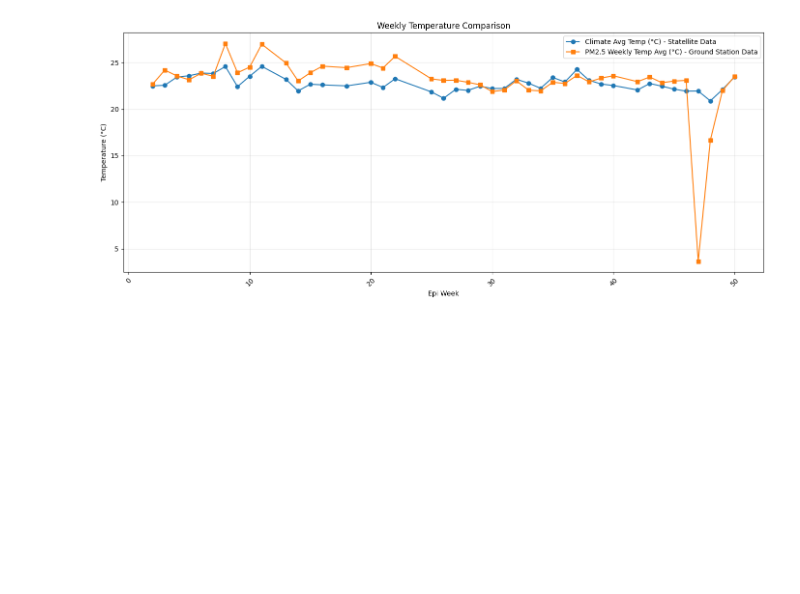
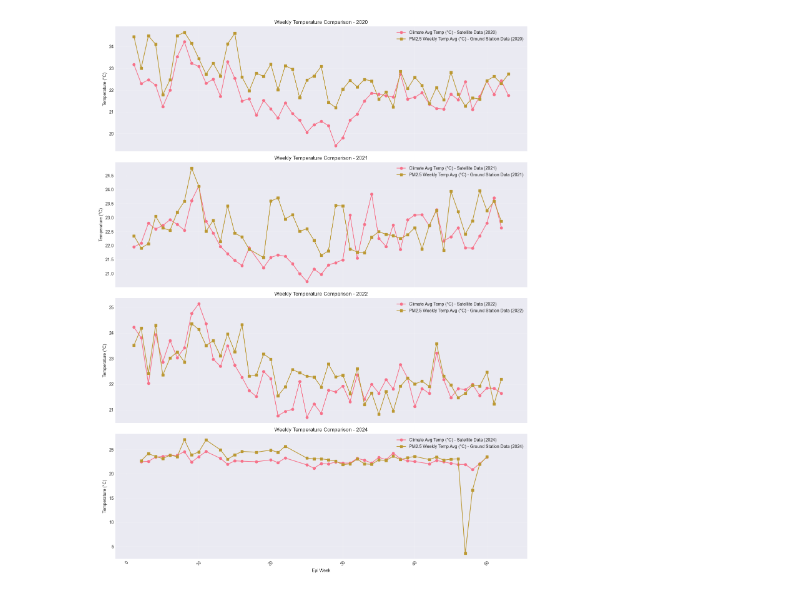
Before and after one commit to Mudarshiru/TimeSeriesAnalysisTutorial, a Jupyter notebook: analysis.ipynb, the cells around one changed output. Drawn from its saved outputs; the diff is of its cells as text; code cells hidden in the pictures; blank space fills up the shorter version.

Commit message:
Added data up to stage 4

```diff
--- a/analysis.ipynb
+++ b/analysis.ipynb
@@ -46,0 +66,6 @@ resp_df.head(10)
+# %%
+# Select the columns you want to impute
+cols_to_impute = ['weekly_pm25_avg', 'weekly_temp_avg', 'weekly_humidity_avg']
+
+imputer = SimpleImputer(strategy='mean')  # or 'median', 'most_frequent'
+main_df[cols_to_impute] = imputer.fit_transform(main_df[cols_to_impute])
@@ -47,18 +100,34 @@ resp_df.head(10)
 # %%
-year_sample_df = climate_df[climate_df['epi_year'] == 2024]
+years_to_plot = [2020, 2021, 2022, 2024]
 
-plt.figure(figsize=(14, 6))
+fig, axes = plt.subplots(len(years_to_plot), 1, figsize=(14, 18), sharex=True)
 
-plt.plot(year_sample_df['epi_week'], year_sample_df['Avg_Temp(C)'], marker='o', label='Climate Avg Temp (°C) - Statellite Data')
-plt.plot(year_sample_df['epi_week'], year_sample_df['weekly_temp_avg'], marker='s', label='PM2.5 Weekly Temp Avg (°C) - Ground Station Data')
+for i, year in enumerate(years_to_plot):
+    year_sample_df = main_df[main_df['epi_year'] == year]
 
+    axes[i].plot(
+        year_sample_df['epi_week'],
+        year_sample_df['Avg_Temp(C)'],
+        marker='o',
+        label=f'Climate Avg Temp (°C) - Satellite Data ({year})'
+    )
+
+    axes[i].plot(
+        year_sample_df['epi_week'],
+        year_sample_df['weekly_temp_avg'],
+        marker='s',
+        label=f'PM2.5 Weekly Temp Avg (°C) - Ground Station Data ({year})'
+    )
+
+    axes[i].set_title(f'Weekly Temperature Comparison - {year}')
+    axes[i].set_ylabel('Temperature (°C)')
+    axes[i].legend()
+    axes[i].grid(True, alpha=0.3)
+
+# Shared x-axis label
 plt.xlabel('Epi Week')
-plt.ylabel('Temperature (°C)')
-plt.title('Weekly Temperature Comparison')
 plt.xticks(rotation=45)
-plt.legend()
-plt.grid(True, alpha=0.3)
 plt.tight_layout()
 plt.show()
 # %% [output]
-[figure, old version]
+[figure, new version]
```
Also changed, not shown: parts of 22 cells of this notebook, 18 other files.
